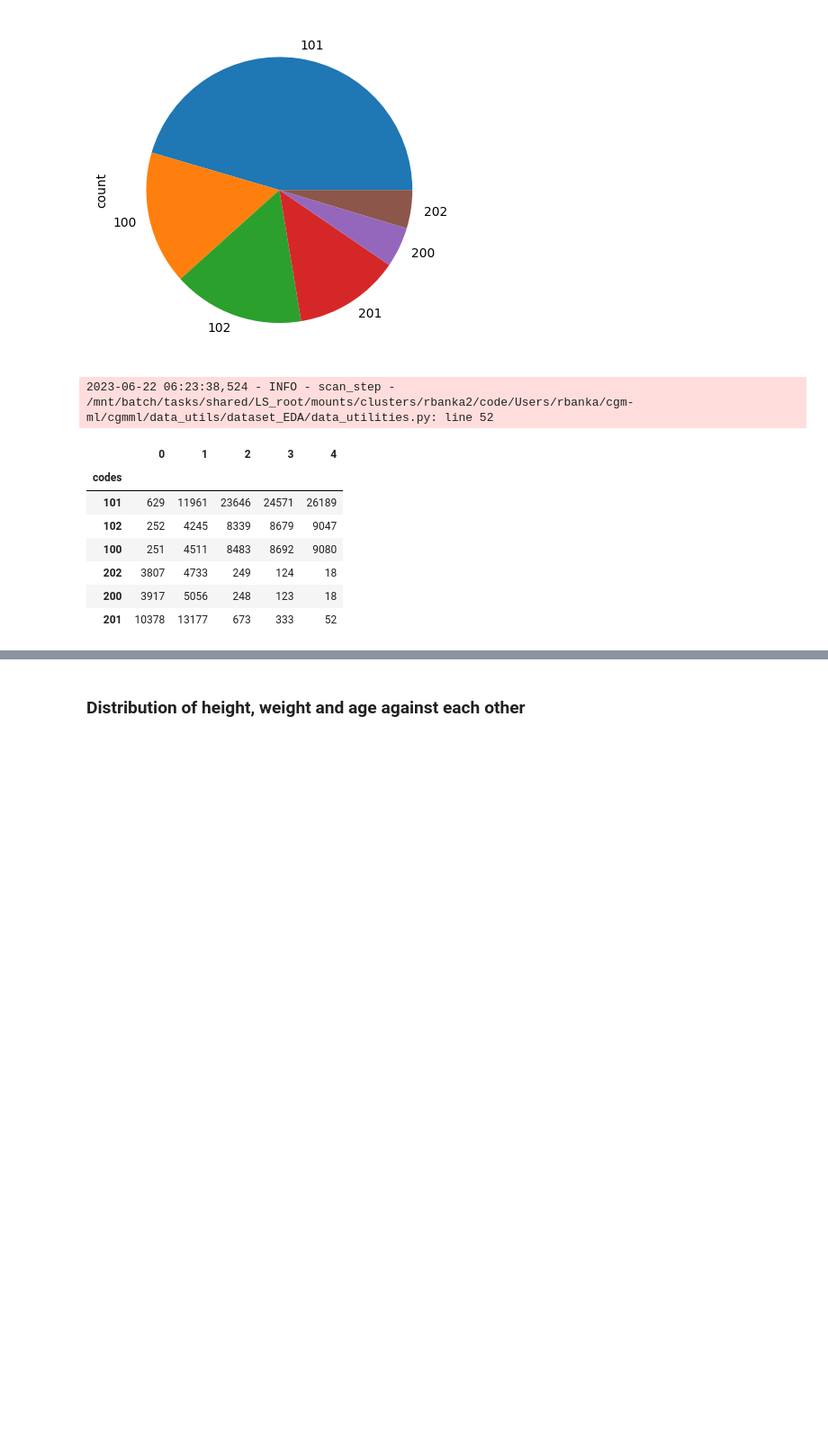
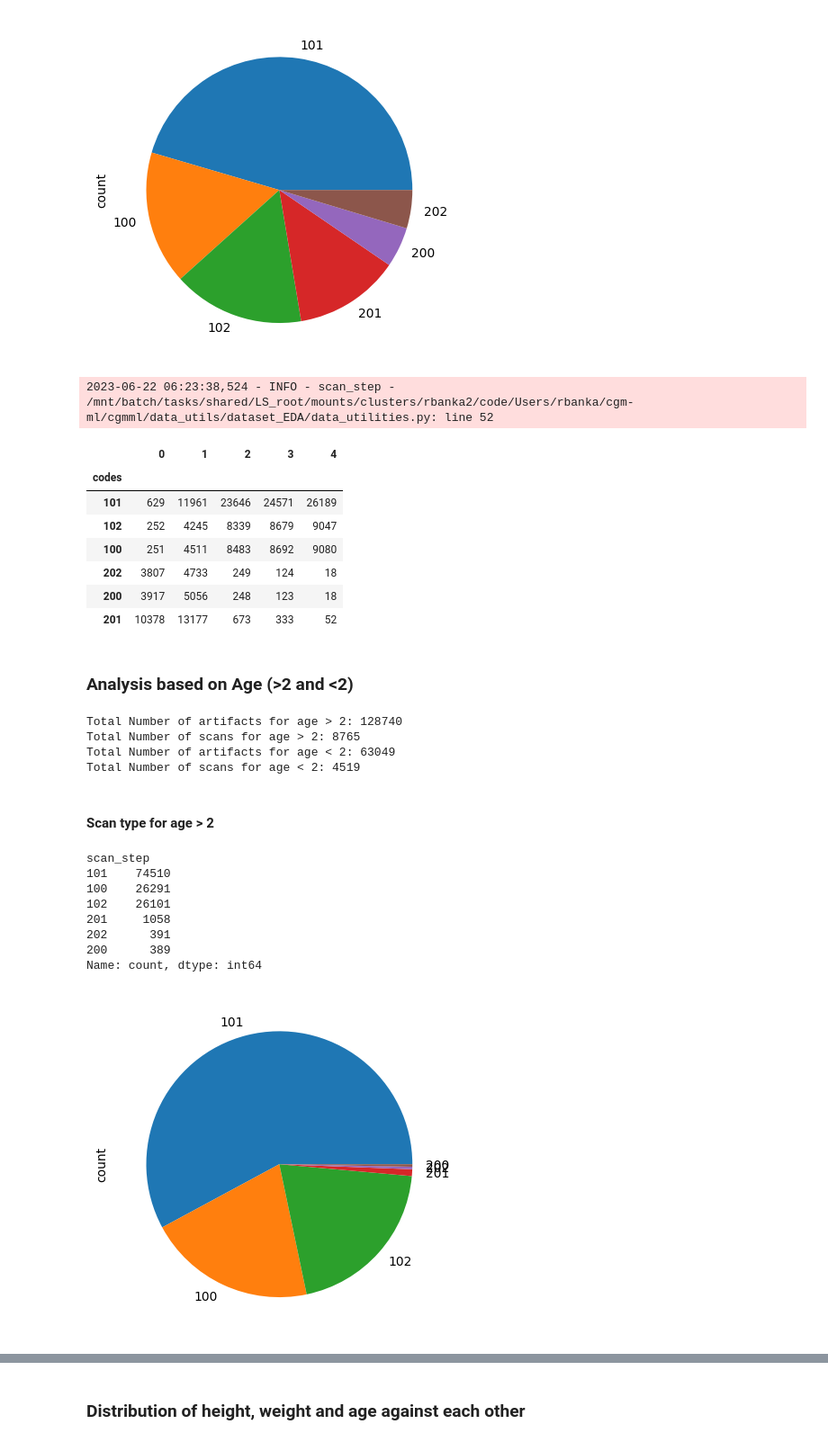
Before and after one commit to Rohithmarktricks/cgm-ml, a Jupyter notebook: cgmml/data_utils/dataset_EDA/dataset_190k_testset/EDA_depthmap_190k.ipynb, the cells around one changed output, grey strips where cells are left out. Shown at 90% size. Drawn from its saved outputs; the diff is of its cells as text; code cells hidden in the pictures; blank space fills up the shorter version.

```diff
--- a/cgmml/data_utils/dataset_EDA/dataset_190k_testset/EDA_depthmap_190k.ipynb
+++ b/cgmml/data_utils/dataset_EDA/dataset_190k_testset/EDA_depthmap_190k.ipynb
@@ -267,3 +268,42 @@ calculate_code_age_distribution(df, scan_type_colname)
 | 202 | 3807 | 4733 | 249 | 124 | 18 |
 | 200 | 3917 | 5056 | 248 | 123 | 18 |
 | 201 | 10378 | 13177 | 673 | 333 | 52 |
+# %% [markdown]
+### Analysis based on  Age (>2 and <2)
+# %%
+# get dataframe with age > 2
+df_gt2 = df[df['age']>=731]
+print(f"Total Number of artifacts for age > 2: {len(df_gt2['artifact_id'])}")
+print(f"Total Number of scans for age > 2: {len(df_gt2.groupby('scan_id'))}")
+
+# get dataframe with age < 2
+df_lt2 = df[~(df['age'] >= 731)]
+print(f"Total Number of artifacts for age < 2: {len(df_lt2['artifact_id'])}")
+print(f"Total Number of scans for age < 2: {len(df_lt2.groupby('scan_id'))}")
+# %% [output]
+Total Number of artifacts for age > 2: 128740
+Total Number of scans for age > 2: 8765
+Total Number of artifacts for age < 2: 63049
+Total Number of scans for age < 2: 4519
+# %% [markdown]
+#### Scan type for age > 2
+# %%
+## keys for different scan type and their distribution in dataframe with "age" > 2
+"- 100 - standing front scan",
+"- 101 - standing 360 scan",
+"- 102 - standing back scan",
+"- 200 - lying front scan",
+"- 201 - lying side scan",
+"- 202 - lying back scan"
+print(df_gt2['scan_step'].value_counts())
+_ = df_gt2['scan_step'].value_counts().plot(kind='pie')
+# %% [output]
+scan_step
+101    74510
+100    26291
+102    26101
+201     1058
+202      391
+200      389
+Name: count, dtype: int64
+[figure, added]
```
Also changed, not shown: parts of 7 cells of this notebook, 4 other files.
